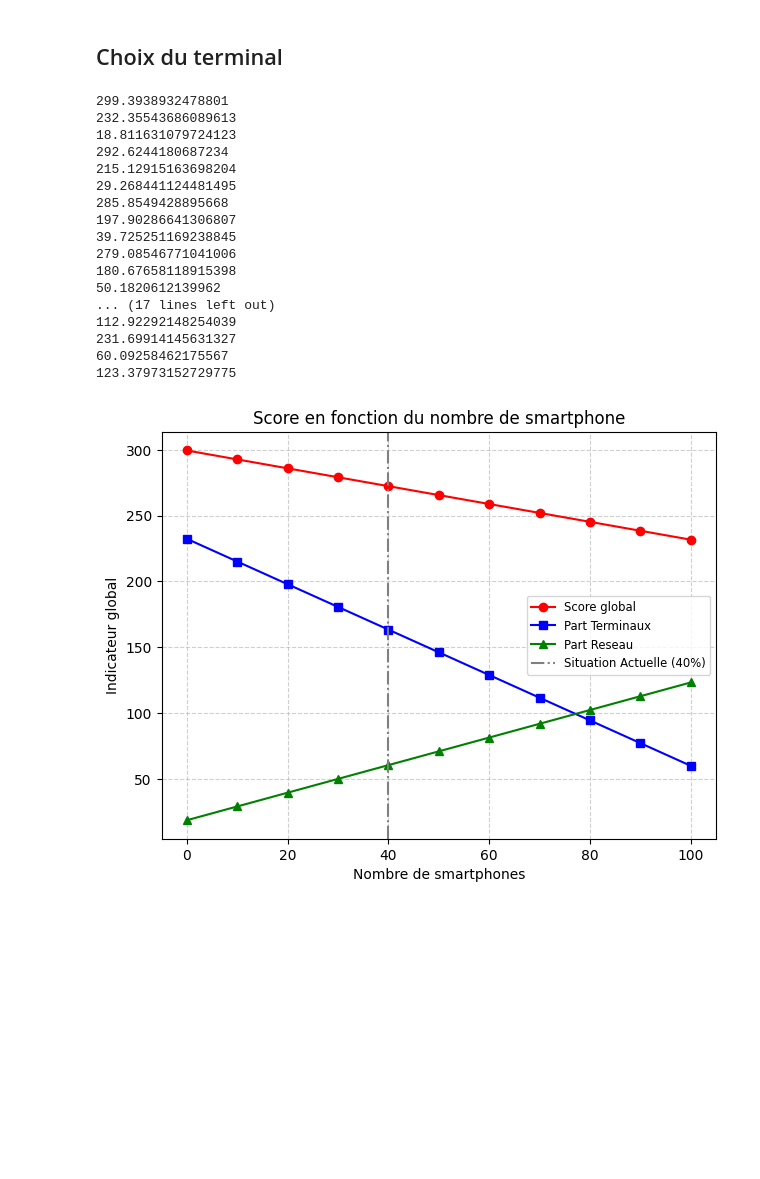
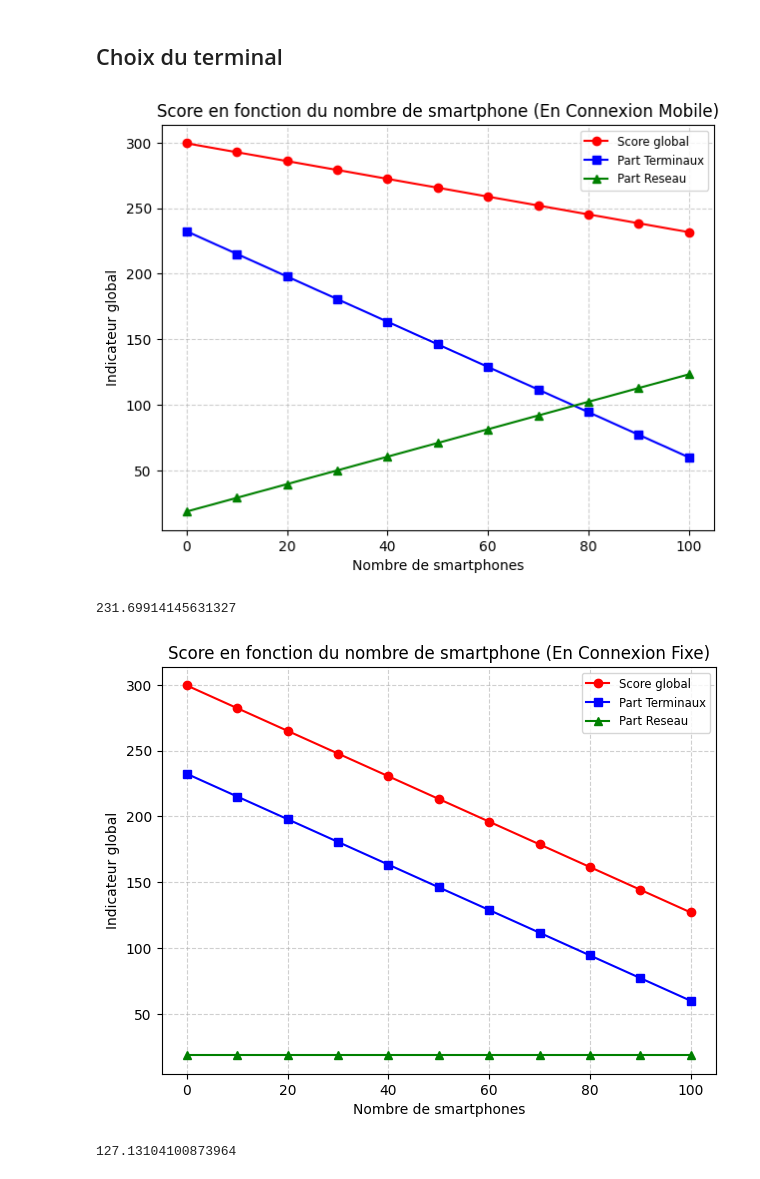
Before and after one commit to Selascode/Acv_project, a Jupyter notebook: calculs_ddrs_selas.ipynb, the cells around one changed output. Cells and saved outputs as stored; diff of their text form; code cells hidden in the pictures; blank space fills up the shorter version.

```diff
--- a/calculs_ddrs_selas.ipynb
+++ b/calculs_ddrs_selas.ipynb
@@ -592,50 +649,80 @@ def analyse_mode_transmission(qualite='HD') :
         nb_lap = (100-nb_sm)//2
         impact = calcul_impact_total(nb_laptop=nb_lap, nb_smartphone=nb_sm)
 
         score_total,_ = calcul_score_global(impact['total']['gwp'],impact['total']['adpe'],impact['total']['adpf'])
         score_terminal,_ = calcul_score_global(impact['terminal']['gwp'],impact['terminal']['adpe'],impact['terminal']['adpf'])
         score_reseau,_ = calcul_score_global(impact['reseau']['gwp'],impact['reseau']['adpe'],impact['reseau']['adpf'])
 
 
 
         scores_total.append(score_total)
         scores_terminal.append(score_terminal)
         scores_reseau.append(score_reseau)
 
 
 
     plt.plot(nb_smartphones,scores_total,label="Score global",color="red", marker= 'o')
     plt.plot(nb_smartphones,scores_terminal,label="Part Terminaux", color ="blue", marker="s" )
     plt.plot(nb_smartphones,scores_reseau,label="Part Reseau",color="green", marker="^")
-    plt.axvline(x=40, color='gray', linestyle='-.', label='Situation Actuelle (40%)')
     plt.grid(True, linestyle='--', alpha=0.6) # Quadrillage
     plt.legend(fontsize=11)
     plt.tight_layout()
     plt.xlabel("Nombre de smartphones")
     plt.ylabel("Indicateur global")
     plt.legend(fontsize='small')
     plt.tight_layout()
-    plt.title("Score en fonction du nombre de smartphone")
+    plt.title("Score en fonction du nombre de smartphone (En Connexion Mobile)")
     plt.show()
+    print(scores_total[-1])
 
 
 analyse_mode_transmission()
 # %% [output]
+[figure, new version]
-299.3938932478801
-232.35543686089613
-18.811631079724123
-292.6244180687234
-215.12915163698204
-29.268441124481495
-285.8549428895668
-197.90286641306807
-39.725251169238845
-279.08546771041006
-180.67658118915398
-50.1820612139962
-... (17 lines left out)
-112.92292148254039
 231.69914145631327
-60.09258462175567
-123.37973152729775
-[figure, old version]
+# %%
+def analyse_mode_transmission_wifi(qualite='HD') :
+    """
+    Analyse de l'influence de la répartission smartphone/laptop/pc
+    """
+
+    nb_smartphones = np.arange(0,101,10)
+    scores_total =[]
+    scores_terminal=[]
+    scores_reseau =[]
+
+
+    for nb_sm in nb_smartphones:
+        nb_lap = (100-nb_sm)//2
+        impact = calcul_impact_total_tout_wifi(nb_laptop=nb_lap, nb_smartphone=nb_sm)
+
+        score_total,_ = calcul_score_global(impact['total']['gwp'],impact['total']['adpe'],impact['total']['adpf'])
+        score_terminal,_ = calcul_score_global(impact['terminal']['gwp'],impact['terminal']['adpe'],impact['terminal']['adpf'])
+        score_reseau,_ = calcul_score_global(impact['reseau']['gwp'],impact['reseau']['adpe'],impact['reseau']['adpf'])
+
+
+
+        scores_total.append(score_total)
+        scores_terminal.append(score_terminal)
+        scores_reseau.append(score_reseau)
+
+
+
+    plt.plot(nb_smartphones,scores_total,label="Score global",color="red", marker= 'o')
+    plt.plot(nb_smartphones,scores_terminal,label="Part Terminaux", color ="blue", marker="s" )
+    plt.plot(nb_smartphones,scores_reseau,label="Part Reseau",color="green", marker="^")
+    plt.grid(True, linestyle='--', alpha=0.6) # Quadrillage
+    plt.legend(fontsize=11)
+    plt.tight_layout()
+    plt.xlabel("Nombre de smartphones")
+    plt.ylabel("Indicateur global")
+    plt.legend(fontsize='small')
+    plt.tight_layout()
+    plt.title("Score en fonction du nombre de smartphone (En Connexion Fixe)")
+    plt.show()
+    print(scores_total[-1])
+
+analyse_mode_transmission_wifi()
+# %% [output]
+[figure, added]
+127.13104100873964
```
Also changed, not shown: parts of 4 cells of this notebook.
